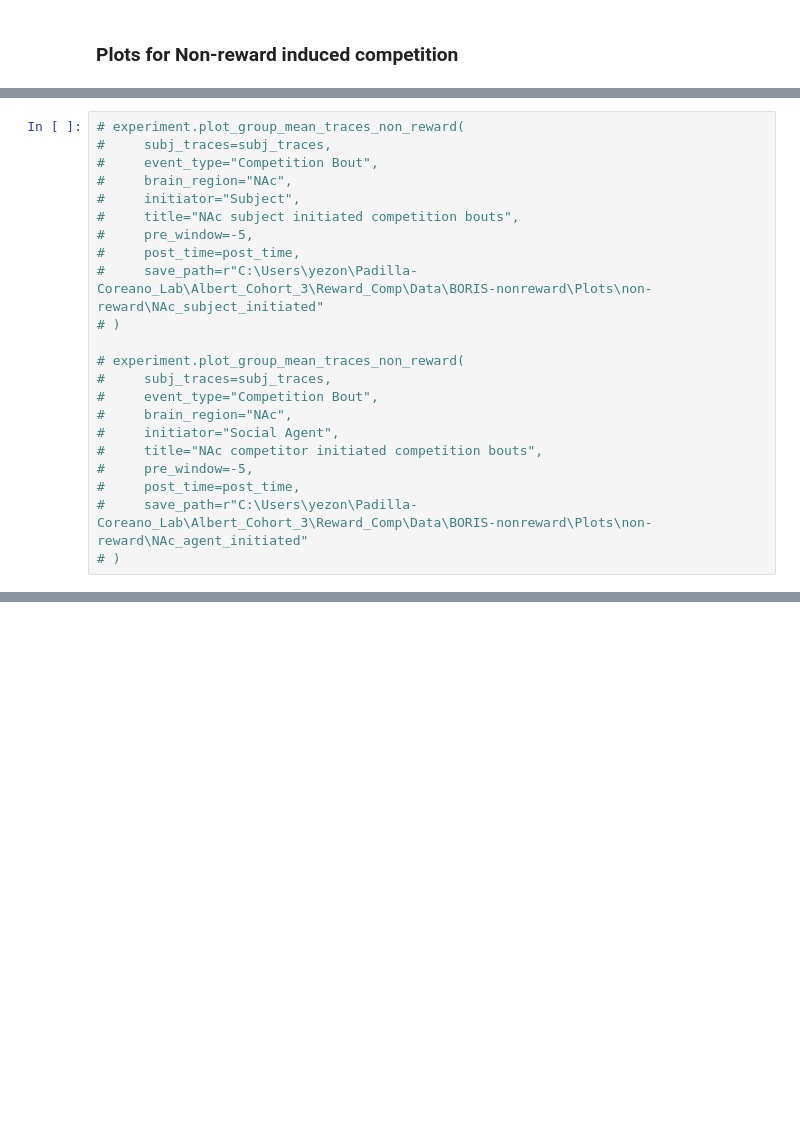
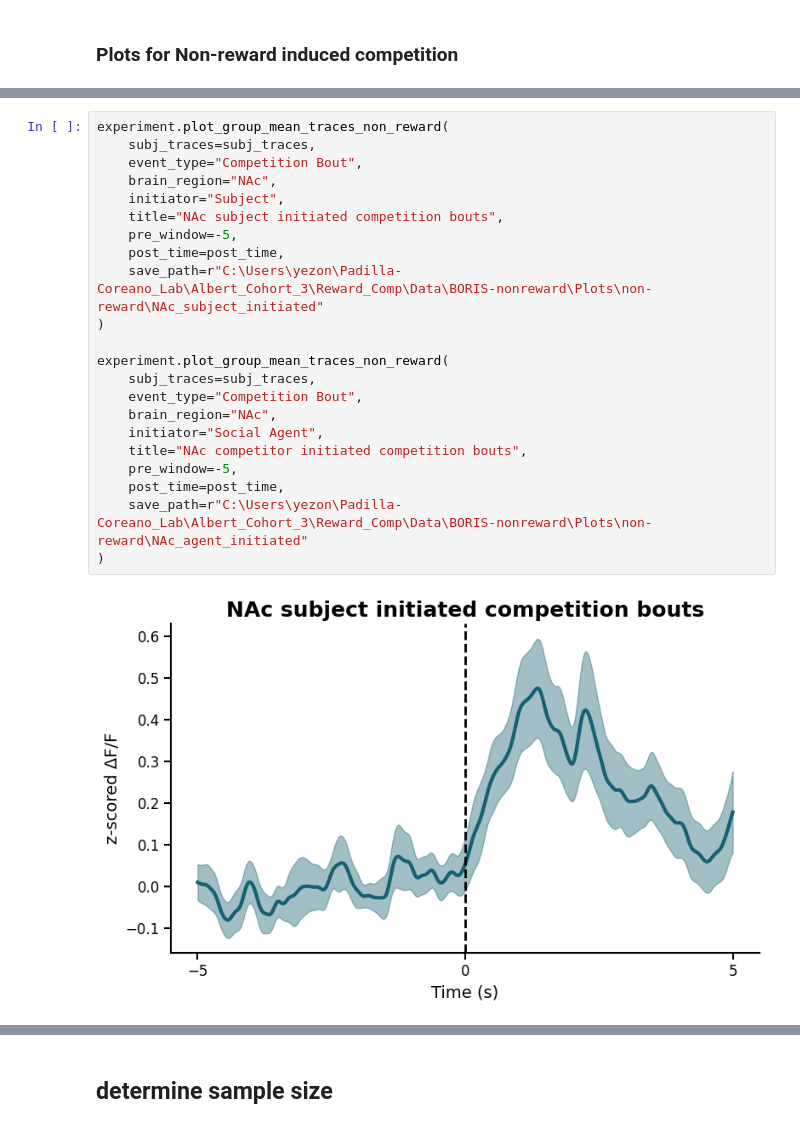
Before and after one commit to AlbertLeei/Fiber_Photometry_revisions, a Jupyter notebook: Reward_Training_Competition/Competition_with_no_reward/competition.ipynb, the cells around one changed output, grey strips where cells are left out. Saved outputs shown, nothing was run; the diff lists cells and outputs as text; blank space fills up the shorter version.

```diff
--- a/Reward_Training_Competition/Competition_with_no_reward/competition.ipynb
+++ b/Reward_Training_Competition/Competition_with_no_reward/competition.ipynb
@@ -308,22 +283,24 @@ experiment.plot_event_bank_by_trial(initiator="Social Agent",
 # %%
-# experiment.plot_group_mean_traces_non_reward(
-#     subj_traces=subj_traces,
-#     event_type="Competition Bout",
-#     brain_region="NAc",
-#     initiator="Subject",
-#     title="NAc subject initiated competition bouts",
-#     pre_window=-5,
-#     post_time=post_time,
-#     save_path=r"C:\Users\yezon\Padilla-Coreano_Lab\Albert_Cohort_3\Reward_Comp\Data\BORIS-nonreward\Plots\non-reward\NAc_subject_initiated"
-# )
+experiment.plot_group_mean_traces_non_reward(
+    subj_traces=subj_traces,
+    event_type="Competition Bout",
+    brain_region="NAc",
+    initiator="Subject",
+    title="NAc subject initiated competition bouts",
+    pre_window=-5,
+    post_time=post_time,
+    save_path=r"C:\Users\yezon\Padilla-Coreano_Lab\Albert_Cohort_3\Reward_Comp\Data\BORIS-nonreward\Plots\non-reward\NAc_subject_initiated"
+)
 
-# experiment.plot_group_mean_traces_non_reward(
-#     subj_traces=subj_traces,
-#     event_type="Competition Bout",
-#     brain_region="NAc",
-#     initiator="Social Agent",
-#     title="NAc competitor initiated competition bouts",
-#     pre_window=-5,
-#     post_time=post_time,
-#     save_path=r"C:\Users\yezon\Padilla-Coreano_Lab\Albert_Cohort_3\Reward_Comp\Data\BORIS-nonreward\Plots\non-reward\NAc_agent_initiated"
-# )
+experiment.plot_group_mean_traces_non_reward(
+    subj_traces=subj_traces,
+    event_type="Competition Bout",
+    brain_region="NAc",
+    initiator="Social Agent",
+    title="NAc competitor initiated competition bouts",
+    pre_window=-5,
+    post_time=post_time,
+    save_path=r"C:\Users\yezon\Padilla-Coreano_Lab\Albert_Cohort_3\Reward_Comp\Data\BORIS-nonreward\Plots\non-reward\NAc_agent_initiated"
+)
+# %% [output]
+[figure, added]
@@ -330,3 +308,5 @@ experiment.plot_event_bank_by_trial(initiator="Social Agent",
+# %% [markdown]
+## determine sample size
 # %%
 def count_bouts_by_region_and_initiator(experiment):
 
```
Also changed, not shown: parts of 20 cells of this notebook, 6 other files.
